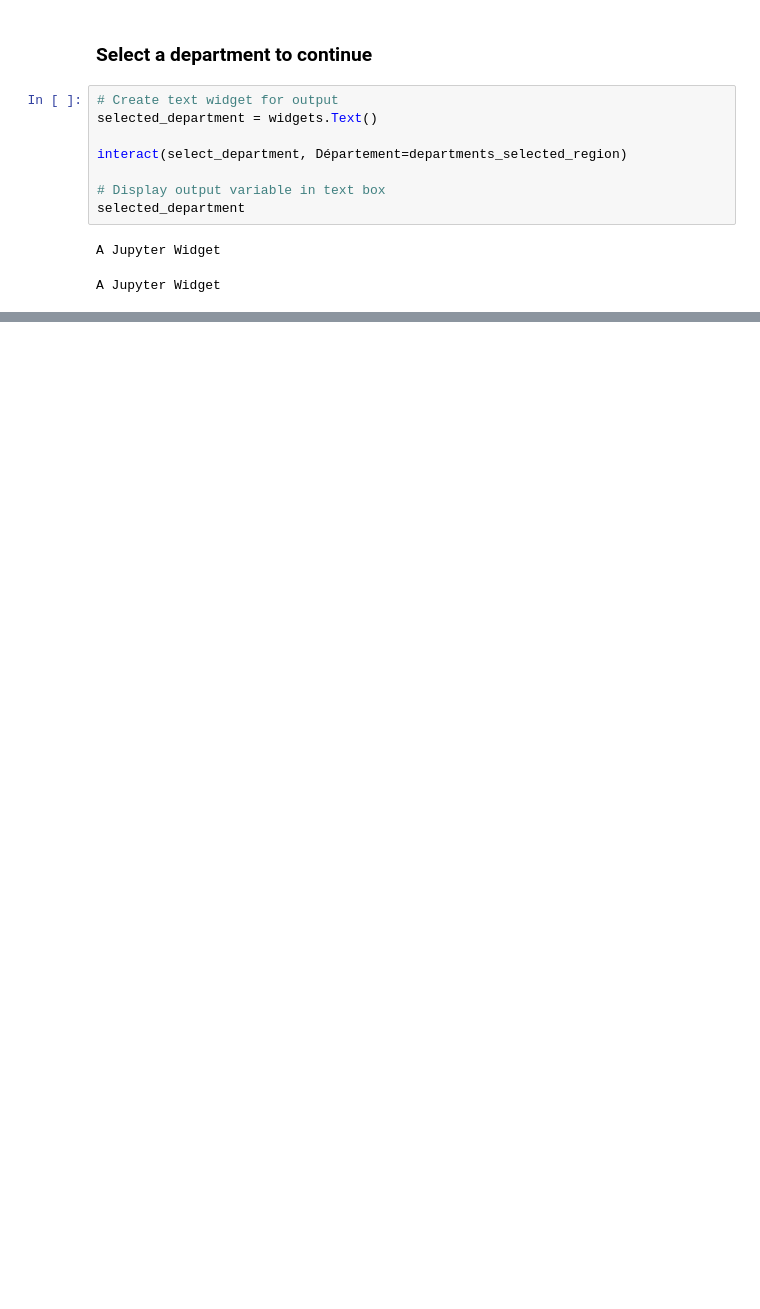
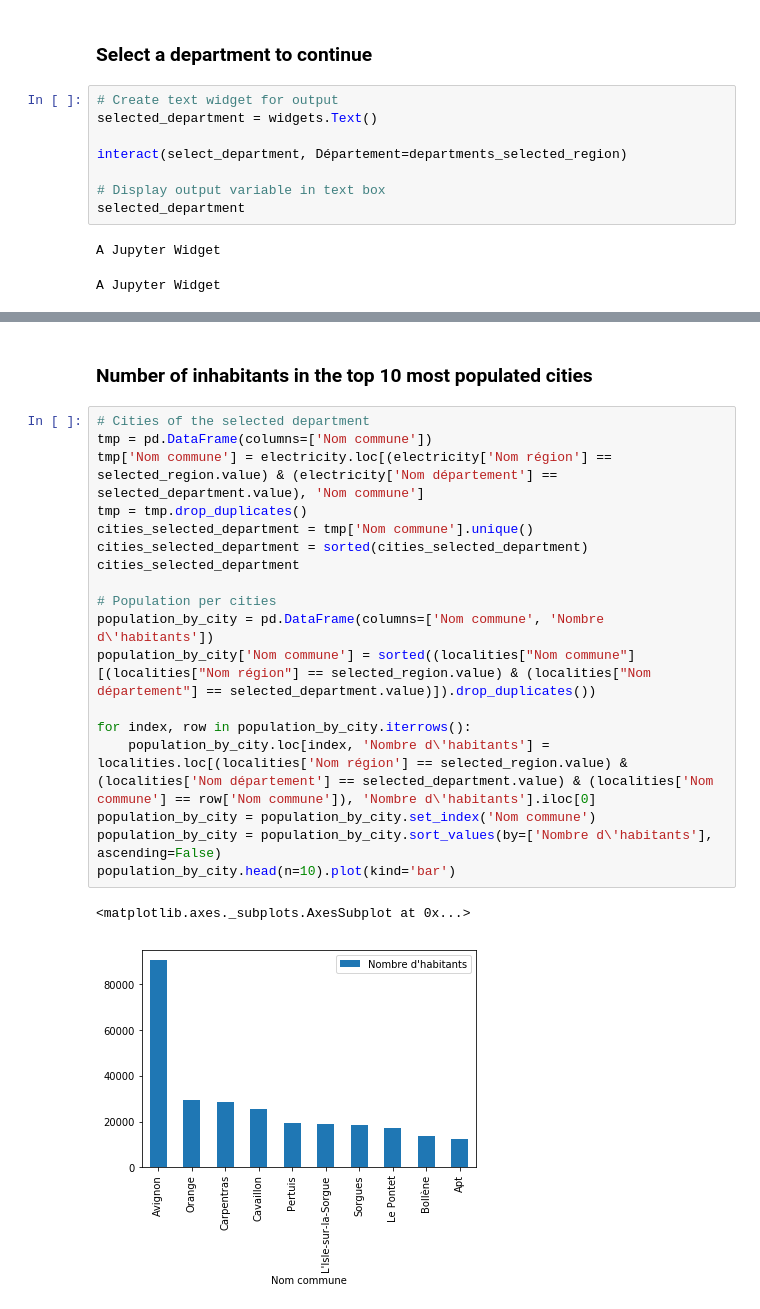
Before and after one commit to Durassel/Big-data-project, a Jupyter notebook: Final.ipynb, the cells around one changed output, grey strips where cells are left out. Cells and saved outputs as stored; diff of their text form; blank space fills up the shorter version.

Commit message:
Cities indicators

```diff
--- a/Final.ipynb
+++ b/Final.ipynb
@@ -441,0 +450,23 @@ A Jupyter Widget
+# %% [markdown]
+### Number of inhabitants in the top 10 most populated cities
+# %%
+# Cities of the selected department
+tmp = pd.DataFrame(columns=['Nom commune'])
+tmp['Nom commune'] = electricity.loc[(electricity['Nom région'] == selected_region.value) & (electricity['Nom département'] == selected_department.value), 'Nom commune']
+tmp = tmp.drop_duplicates()
+cities_selected_department = tmp['Nom commune'].unique()
+cities_selected_department = sorted(cities_selected_department)
+cities_selected_department
+
+# Population per cities
+population_by_city = pd.DataFrame(columns=['Nom commune', 'Nombre d\'habitants'])
+population_by_city['Nom commune'] = sorted((localities["Nom commune"][(localities["Nom région"] == selected_region.value) & (localities["Nom département"] == selected_department.value)]).drop_duplicates())
+
+for index, row in population_by_city.iterrows():
+    population_by_city.loc[index, 'Nombre d\'habitants'] = localities.loc[(localities['Nom région'] == selected_region.value) & (localities['Nom département'] == selected_department.value) & (localities['Nom commune'] == row['Nom commune']), 'Nombre d\'habitants'].iloc[0]
+population_by_city = population_by_city.set_index('Nom commune')
+population_by_city = population_by_city.sort_values(by=['Nombre d\'habitants'], ascending=False)
+population_by_city.head(n=10).plot(kind='bar')
+# %% [output]
+<matplotlib.axes._subplots.AxesSubplot at 0x...>
+[figure, added]
```
Also changed, not shown: parts of 20 cells of this notebook, 1 other file.
